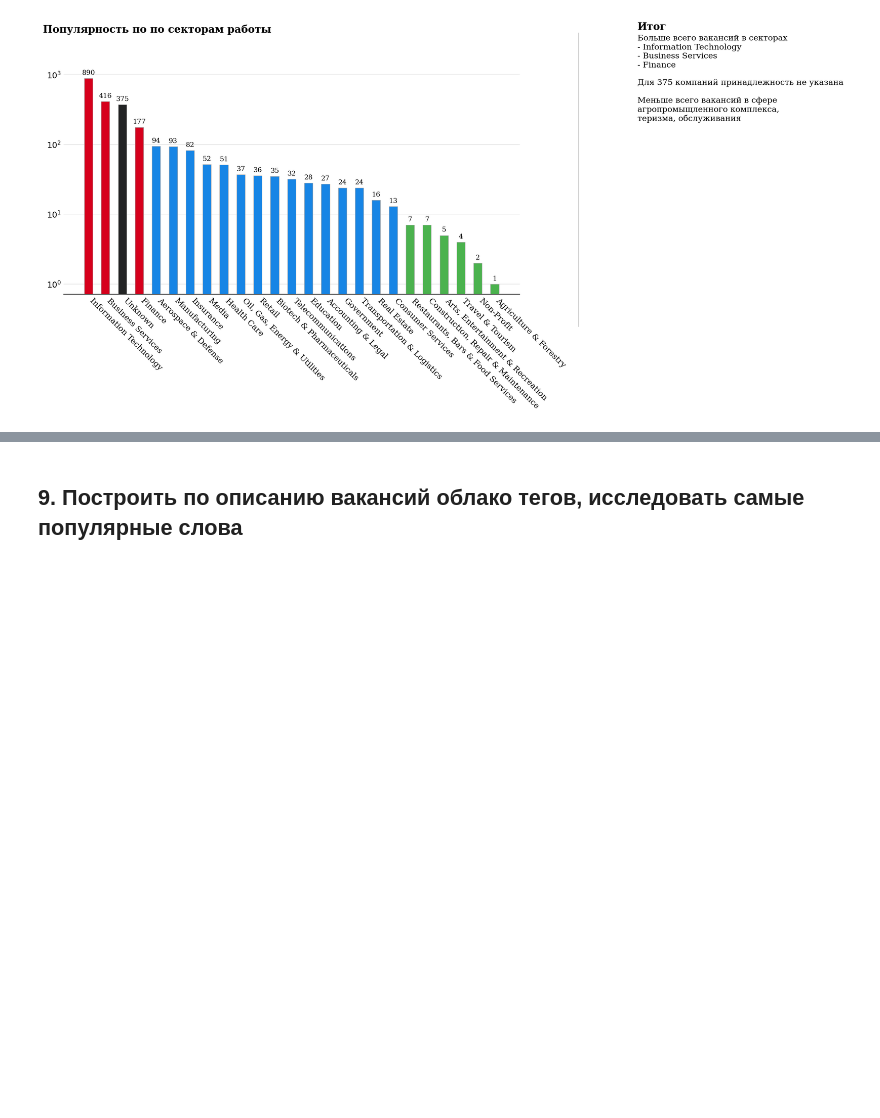
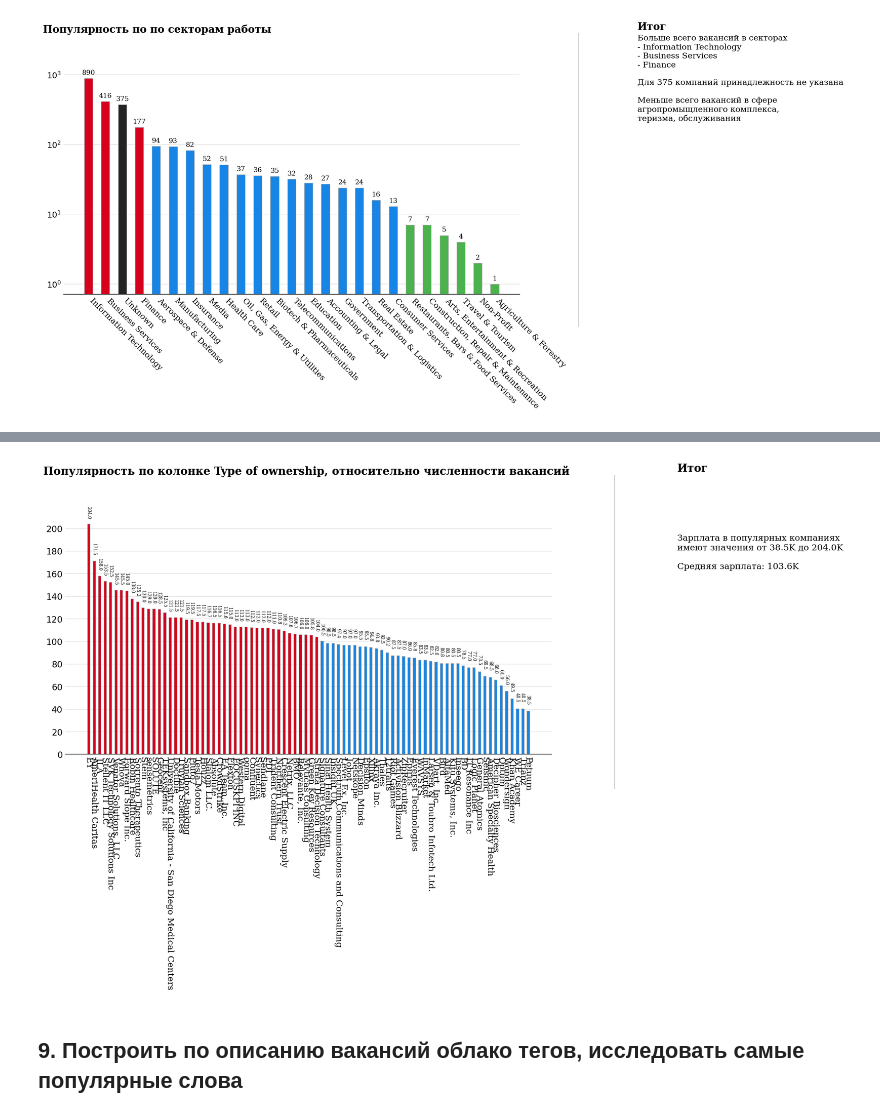
Before and after one commit to rozh1/DE_Sprint, a Jupyter notebook: 1/1.6/practice.ipynb, the cells around one changed output, grey strips where cells are left out. Drawn from its saved outputs; the diff is of its cells as text; code cells hidden in the pictures; blank space fills up the shorter version.

```diff
--- a/1/1.6/practice.ipynb
+++ b/1/1.6/practice.ipynb
@@ -510,0 +729,5 @@ plt.show()
+# %%
+top_companies = df[["Rating", "Company Name"]].drop_duplicates().sort_values(
+    by=["Rating", "Company Name"], ascending=[False, True])
+top_companies = top_companies[top_companies["Rating"]>=5]
+top_companies
@@ -510,0 +748,7 @@ plt.show()
+# %%
+data = pd.merge(salary_df, top_companies, how='left', on='Company Name')
+data = data.dropna()
+data.reset_index(inplace=True,drop=True)
+data["color"] = data.apply(lambda x: palette[1]
+                                     if x["mean"] > data["mean"].mean() else palette[2], axis=1)
+data
@@ -511,3 +769,66 @@ plt.show()
+# %%
+# Plot
+import matplotlib.lines as lines
+import math
+
+
+fig, ax = plt.subplots(1, 1, figsize=(12, 6))
+ax.bar(data["Company Name"], data["mean"], width=0.5,
+       edgecolor='darkgray',
+       linewidth=0.6, color=data["color"].to_list())
+
+# annotations
+for i in data.index:
+    ann = round(data["mean"][i], 1)
+    ax.annotate(f"{ann}",
+                xy=(i, data["mean"][i]+10), va='center', ha='center', fontweight='light',
+                fontfamily='serif', rotation=-90, fontsize=6)
+
+
+# Remove border from plot
+
+for s in ['top', 'left', 'right']:
+    ax.spines[s].set_visible(False)
+
+# Tick labels
+
+ax.set_xticklabels(salary_df.index, fontfamily='serif', rotation=-90,
+                   fontsize=0.1, ha='center', fontweight='light',)
+
+
+# Title and sub-title
+
+fig.text(0.09, 1, 'Популярность по колонке Type of ownership, относительно численности вакансий',
+         fontsize=15, fontweight='bold', fontfamily='serif')
+fig.text(1.1, 1.01, 'Итог', fontsize=15, fontweight='bold', fontfamily='serif')
+fig.text(1.1, 0.67, f'''
+Зарплата в популярных компаниях
+имеют значения от {round(data["mean"].min(),1)}K до {round(data["mean"].max(),1)}K
+
+Средняя зарплата: {round(data["mean"].mean(),1)}K
+''', fontsize=12, fontweight='light', fontfamily='serif')
+
+ax.grid(axis='y', linestyle='-', alpha=0.4)
+
+grid_y_ticks = np.arange(0, 220, 20)  # y ticks, min, max, then step
+ax.set_yticks(grid_y_ticks)
+ax.set_axisbelow(True)
+# thicken the bottom line if you want to
+plt.axhline(y=0, color='black', linewidth=1.3, alpha=.7)
+
+ax.tick_params(axis='both', which='major', labelsize=12)
+
+l1 = lines.Line2D([1, 1], [0, 1], transform=fig.transFigure,
+                  figure=fig, color='black', lw=0.2)
+fig.lines.extend([l1])
+
+ax.tick_params(axis=u'both', which=u'both', length=0)
+
+ax.xaxis.label.set_size(1)
+ax.xaxis.label.set_fontsize(1)
+plt.show()
+# %% [output]
+[figure, added]
 # %% [markdown]
 ## 9. Построить по описанию вакансий облако тегов, исследовать самые популярные слова
 # %%
```
Also changed, not shown: parts of 12 cells of this notebook.
